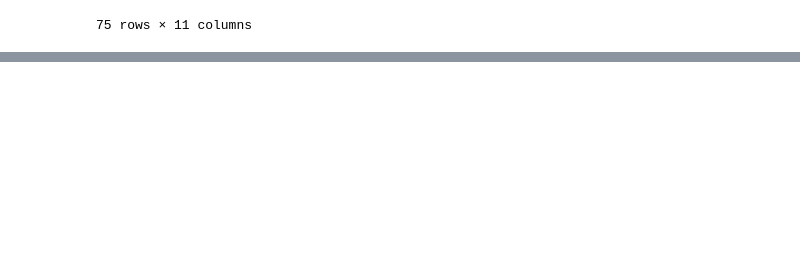
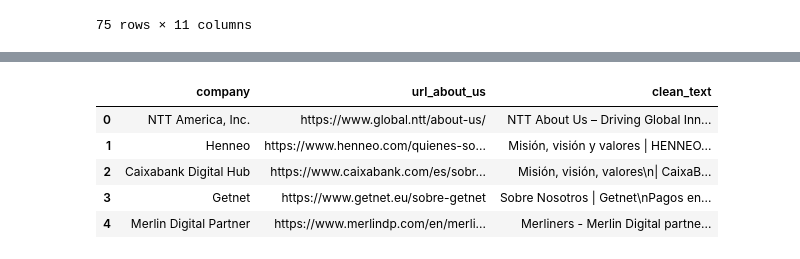
Before and after one commit to MiguelMF-Coder/MatchKey-GenAI-Maverick, a Jupyter notebook: backend/app/services/scraping/notebooks/pruebas_2.ipynb, the cells around one changed output, grey strips where cells are left out. Drawn from its saved outputs; the diff is of its cells as text; code cells hidden in the pictures; blank space fills up the shorter version.

Commit message:
Terminada base de datos de empresas y valores

```diff
--- a/backend/app/services/scraping/notebooks/pruebas_2.ipynb
+++ b/backend/app/services/scraping/notebooks/pruebas_2.ipynb
@@ -93,0 +104,11 @@ df
+# %%
+df = pd.read_csv("backend/app/services/scraping/companies/data/companies_pre_llm.csv")
+df = df.drop_duplicates(subset="url_about_us")
+df.head()
+# %% [output]
+|  | company | url_about_us | clean_text |
+| 0 | NTT America, Inc. | https://www.global.ntt/about-us/ | NTT About Us – Driving Global Inn... |
+| 1 | Henneo | https://www.henneo.com/quienes-so... | Misión, visión y valores | HENNEO... |
+| 2 | Caixabank Digital Hub | https://www.caixabank.com/es/sobr... | Misión, visión, valores\n| CaixaB... |
+| 3 | Getnet | https://www.getnet.eu/sobre-getnet | Sobre Nosotros | Getnet\nPagos en... |
+| 4 | Merlin Digital Partner | https://www.merlindp.com/en/merli... | Merliners - Merlin Digital partne... |
```
Also changed, not shown: parts of 1 cell of this notebook, 8 other files.
